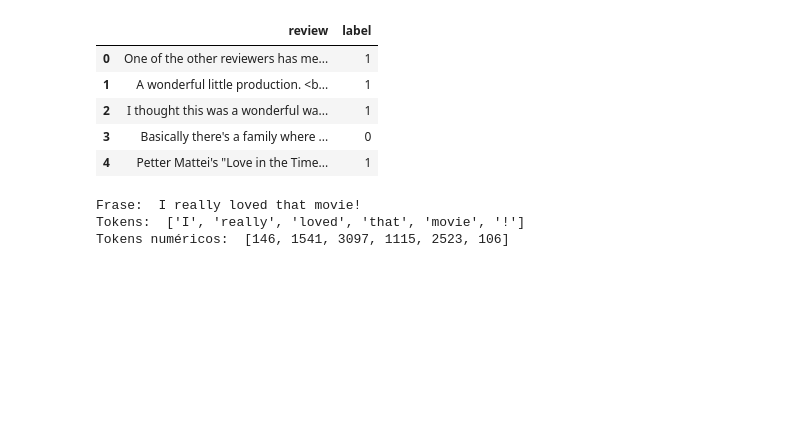
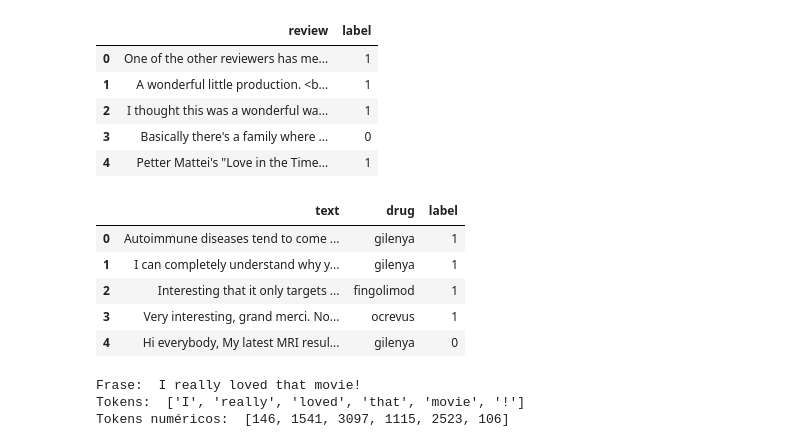
Before and after one commit to DanielEdu/BERT_POC, a Jupyter notebook: BERT_POC.ipynb, the cells around one changed output. Cells and saved outputs as stored; diff of their text form; code cells hidden in the pictures; blank space fills up the shorter version.

```diff
--- a/BERT_POC.ipynb
+++ b/BERT_POC.ipynb
@@ -39,7 +42,7 @@ RANDOM_SEED = 42
 MAX_LEN =  200
 BATCH_SIZE = 16
 DATASET_PATH = '/content/drive/My Drive/DataSets/BERT_sentiment_IMDB_Dataset.csv'
-DATASET_PATH_B = '/content/drive/My Drive/DataSets/text_emotion.csv'
+DATASET_PATH_B = '/content/drive/My Drive/DataSets/train_F3WbcTw.csv'
 NCLASSES = 2 # para comentarios positivos y negativos
 
 np.random.seed(RANDOM_SEED)
@@ -59,7 +62,7 @@ df = df[0:10000]
 Drive already mounted at /content/drive; to attempt to forcibly remount, call drive.mount("/content/drive", force_remount=True).
 # %%
 # Cargar dataset 2
-df_b = pd.read_csv(DATASET_PATH_B)
+df = pd.read_csv(DATASET_PATH_B)
 # %%
 print(df.head)
 print(df.shape)
@@ -108,0 +88,6 @@ sentiment_list['empty']
+# %%
+# B Mulsi sentimientos
+df.drop('unique_hash', axis=1, inplace=True)
+print(df.head)
+print(df.shape)
+print("\n".join(wrap(df['text'][100])))
@@ -109,6 +112,7 @@ sentiment_list['empty']
 # %%
-# B Reajustar dataset
-df_b['label'] = if
-# df.drop('sentiment', axis=1, inplace=True)
-df_b.head()
+# Reajustar dataset
+#df['label'] = (df['sentiment']==2).astype(int)
+df.drop('drug', axis=1, inplace=True)
+
+df.head()
 # %% [output]
@@ -125,6 +134,15 @@ df.head()
 | 2 | I thought this was a wonderful wa... | 1 |
 | 3 | Basically there's a family where ... | 0 |
 | 4 | Petter Mattei's "Love in the Time... | 1 |
+# %%
+df.head()
+# %% [output]
+|  | text | drug | label |
+| 0 | Autoimmune diseases tend to come ... | gilenya | 1 |
+| 1 | I can completely understand why y... | gilenya | 1 |
+| 2 | Interesting that it only targets ... | fingolimod | 1 |
+| 3 | Very interesting, grand merci. No... | ocrevus | 1 |
+| 4 | Hi everybody, My latest MRI resul... | gilenya | 0 |
 # %%
 #TOKENIZE
 PRE_TRAINED_MODEL_NAME = 'bert-base-cased'
```
Also changed, not shown: parts of 13 cells of this notebook.
